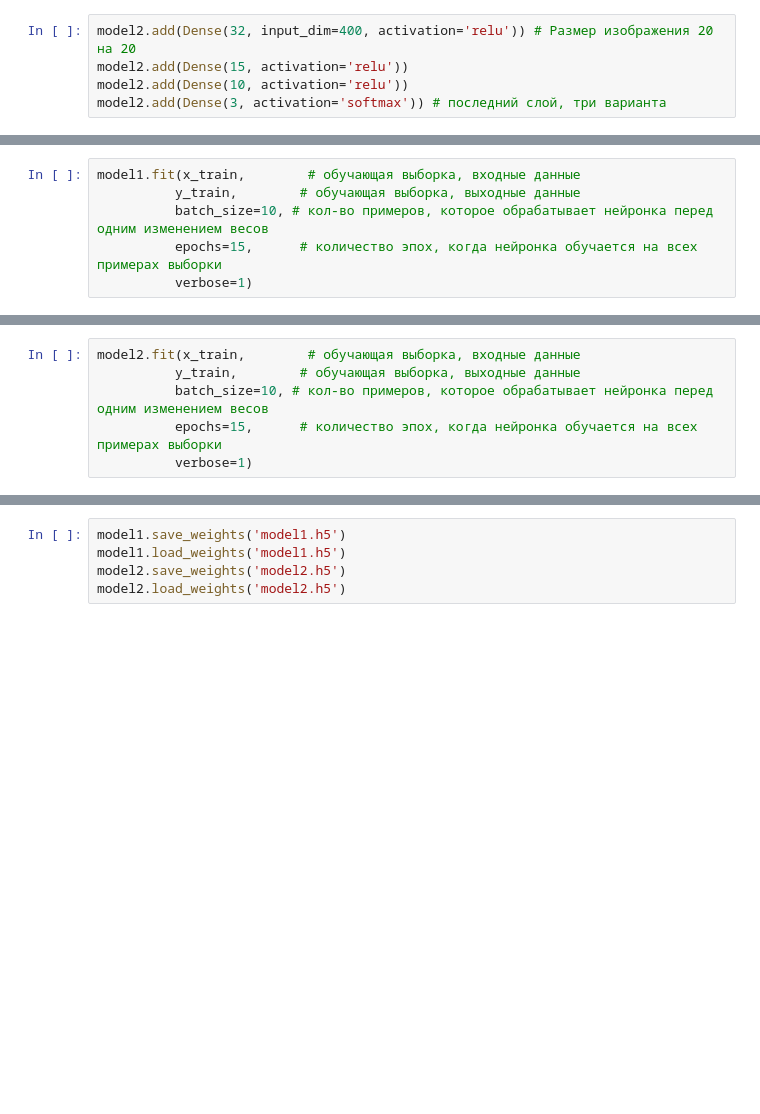
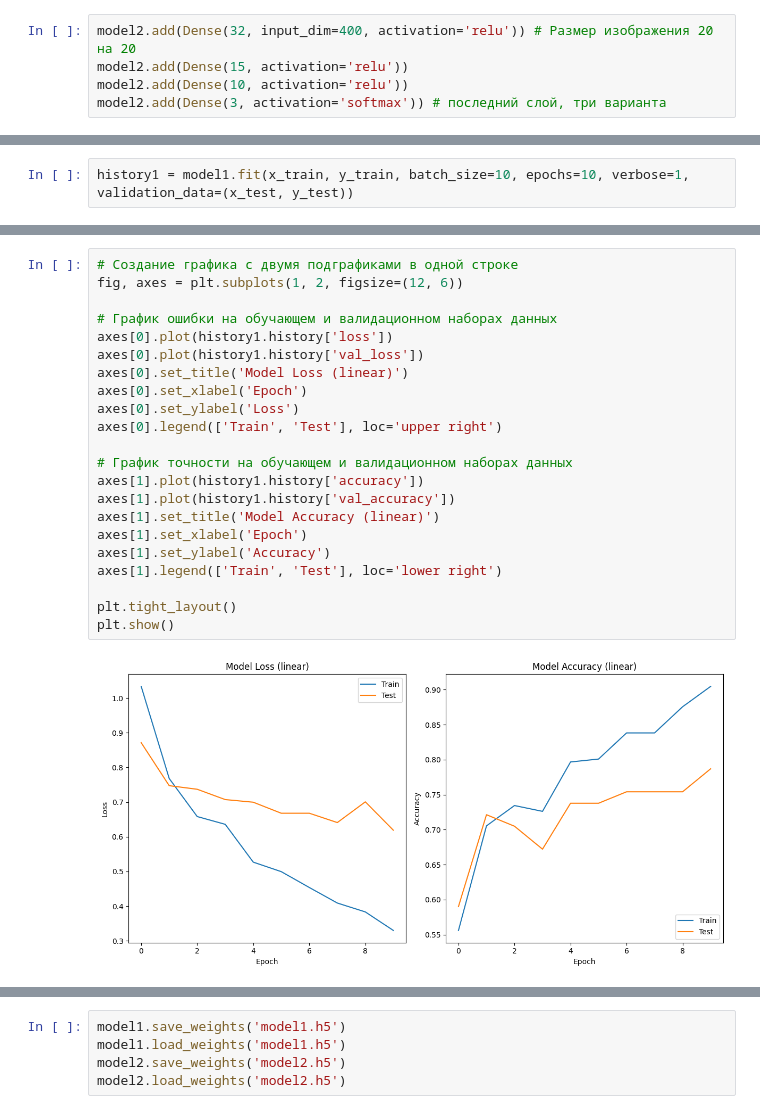
Before and after one commit to Yana-Kh/AI_1, a Jupyter notebook: id/Введение_в_нейронные_сети_Линейный_слой_(Dense)_ДЗ_Lite.ipynb, the cells around one changed output, grey strips where cells are left out. Cells and saved outputs as stored; diff of their text form; blank space fills up the shorter version.

```diff
--- a/id/Введение_в_нейронные_сети_Линейный_слой_(Dense)_ДЗ_Lite.ipynb
+++ b/id/Введение_в_нейронные_сети_Линейный_слой_(Dense)_ДЗ_Lite.ipynb
@@ -166,9 +168,3 @@ Trainable params: 13520 (52.81 KB)
 Non-trainable params: 0 (0.00 Byte)
 _________________________________________________________________
 None
-# %%
-model1.fit(x_train,        # обучающая выборка, входные данные
-          y_train,        # обучающая выборка, выходные данные
-          batch_size=10, # кол-во примеров, которое обрабатывает нейронка перед одним изменением весов
-          epochs=15,      # количество эпох, когда нейронка обучается на всех примерах выборки
-          verbose=1)
@@ -194,6 +170,0 @@ Epoch 15/15
-# %%
-model2.fit(x_train,        # обучающая выборка, входные данные
-          y_train,        # обучающая выборка, выходные данные
-          batch_size=10, # кол-во примеров, которое обрабатывает нейронка перед одним изменением весов
-          epochs=15,      # количество эпох, когда нейронка обучается на всех примерах выборки
-          verbose=1)
@@ -218,0 +171,2 @@ Epoch 15/15
+# %%
+history1 = model1.fit(x_train, y_train, batch_size=10, epochs=10, verbose=1, validation_data=(x_test, y_test))
@@ -218,0 +217,24 @@ Epoch 15/15
+# %%
+# Создание графика с двумя подграфиками в одной строке
+fig, axes = plt.subplots(1, 2, figsize=(12, 6))
+
+# График ошибки на обучающем и валидационном наборах данных
+axes[0].plot(history1.history['loss'])
+axes[0].plot(history1.history['val_loss'])
+axes[0].set_title('Model Loss (linear)')
+axes[0].set_xlabel('Epoch')
+axes[0].set_ylabel('Loss')
+axes[0].legend(['Train', 'Test'], loc='upper right')
+
+# График точности на обучающем и валидационном наборах данных
+axes[1].plot(history1.history['accuracy'])
+axes[1].plot(history1.history['val_accuracy'])
+axes[1].set_title('Model Accuracy (linear)')
+axes[1].set_xlabel('Epoch')
+axes[1].set_ylabel('Accuracy')
+axes[1].legend(['Train', 'Test'], loc='lower right')
+
+plt.tight_layout()
+plt.show()
+# %% [output]
+[figure, added]
```
Also changed, not shown: parts of 42 cells of this notebook, 2 other files.
